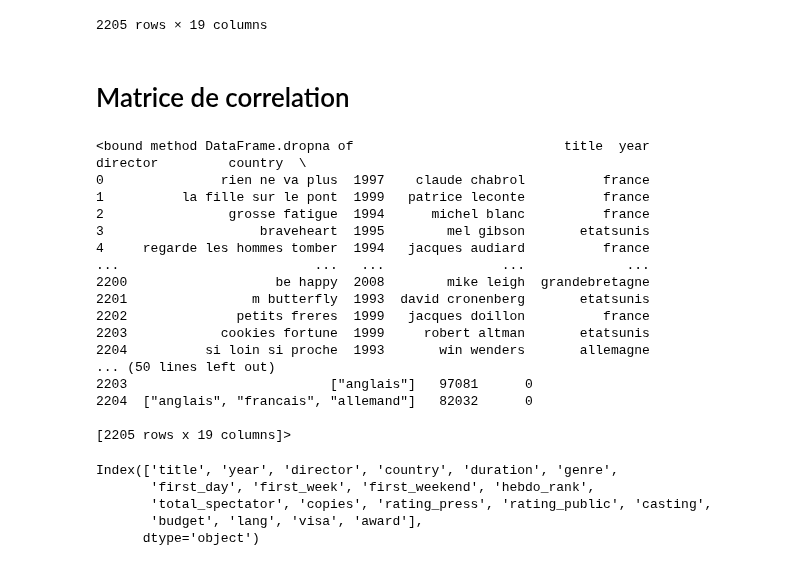
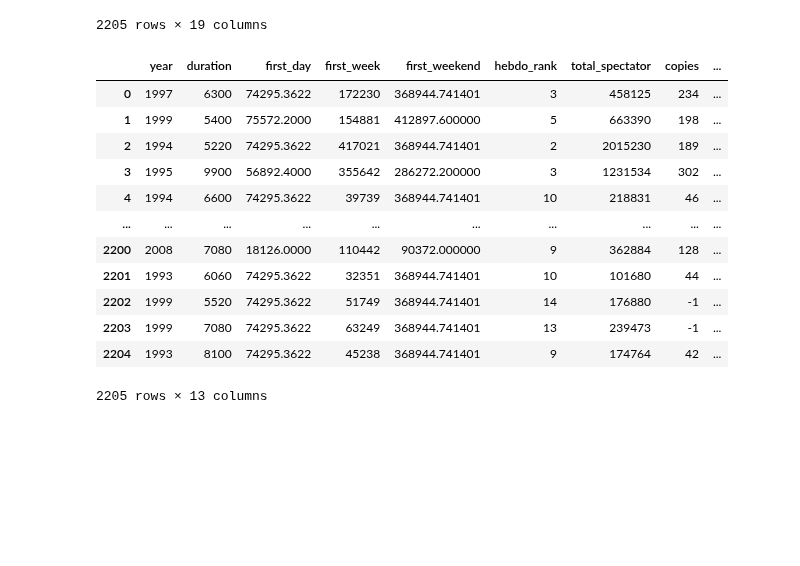
Before and after one commit to AFlo59/Brief_Popularity_Film, a Jupyter notebook: EDA_2/EDA.ipynb, the cells around one changed output. Cells and saved outputs as stored; diff of their text form; code cells hidden in the pictures; blank space fills up the shorter version.

```diff
--- a/EDA_2/EDA.ipynb
+++ b/EDA_2/EDA.ipynb
@@ -21,5 +31,3 @@ df
 | 2203 | cookies fortune | 1999 | robert altman | etatsunis | 7080 | comedie | 74295.3622 | 63249 | 368944.741401 | ... |
 | 2204 | si loin si proche | 1993 | win wenders | allemagne | 8100 | drame | 74295.3622 | 45238 | 368944.741401 | ... |
 2205 rows × 19 columns
-# %% [markdown]
-# Matrice de correlation
@@ -26,28 +37,16 @@ df
 # %%
-df.dropna
+df
 # %% [output]
+|  | year | duration | first_day | first_week | first_weekend | hebdo_rank | total_spectator | copies | ... |
+| 0 | 1997 | 6300 | 74295.3622 | 172230 | 368944.741401 | 3 | 458125 | 234 | ... |
+| 1 | 1999 | 5400 | 75572.2000 | 154881 | 412897.600000 | 5 | 663390 | 198 | ... |
+| 2 | 1994 | 5220 | 74295.3622 | 417021 | 368944.741401 | 2 | 2015230 | 189 | ... |
+| 3 | 1995 | 9900 | 56892.4000 | 355642 | 286272.200000 | 3 | 1231534 | 302 | ... |
+| 4 | 1994 | 6600 | 74295.3622 | 39739 | 368944.741401 | 10 | 218831 | 46 | ... |
+| ... | ... | ... | ... | ... | ... | ... | ... | ... | ... |
+| 2200 | 2008 | 7080 | 18126.0000 | 110442 | 90372.000000 | 9 | 362884 | 128 | ... |
+| 2201 | 1993 | 6060 | 74295.3622 | 32351 | 368944.741401 | 10 | 101680 | 44 | ... |
+| 2202 | 1999 | 5520 | 74295.3622 | 51749 | 368944.741401 | 14 | 176880 | -1 | ... |
+| 2203 | 1999 | 7080 | 74295.3622 | 63249 | 368944.741401 | 13 | 239473 | -1 | ... |
+| 2204 | 1993 | 8100 | 74295.3622 | 45238 | 368944.741401 | 9 | 174764 | 42 | ... |
-<bound method DataFrame.dropna of                           title  year          director         country  \
-0               rien ne va plus  1997    claude chabrol          france
-1          la fille sur le pont  1999   patrice leconte          france
-2                grosse fatigue  1994      michel blanc          france
-3                    braveheart  1995        mel gibson       etatsunis
-4     regarde les hommes tomber  1994   jacques audiard          france
-...                         ...   ...               ...             ...
-2200                   be happy  2008        mike leigh  grandebretagne
-2201                m butterfly  1993  david cronenberg       etatsunis
-2202              petits freres  1999   jacques doillon          france
-2203            cookies fortune  1999     robert altman       etatsunis
-2204          si loin si proche  1993       win wenders       allemagne
-... (50 lines left out)
-2203                          ["anglais"]   97081      0
-2204  ["anglais", "francais", "allemand"]   82032      0
-
-[2205 rows x 19 columns]>
+2205 rows × 13 columns
-# %%
-df.columns
-# %% [output]
-Index(['title', 'year', 'director', 'country', 'duration', 'genre',
-       'first_day', 'first_week', 'first_weekend', 'hebdo_rank',
-       'total_spectator', 'copies', 'rating_press', 'rating_public', 'casting',
-       'budget', 'lang', 'visa', 'award'],
-      dtype='object')
```
Also changed, not shown: parts of 5 cells of this notebook.
